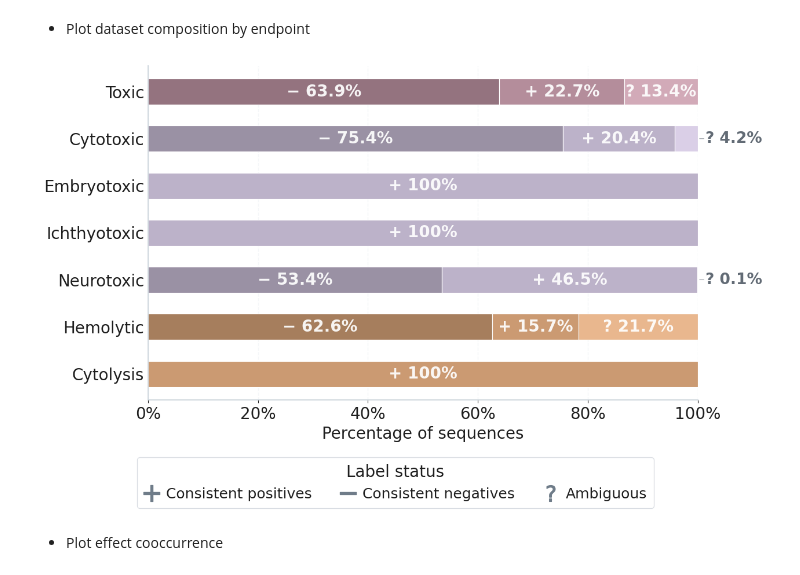
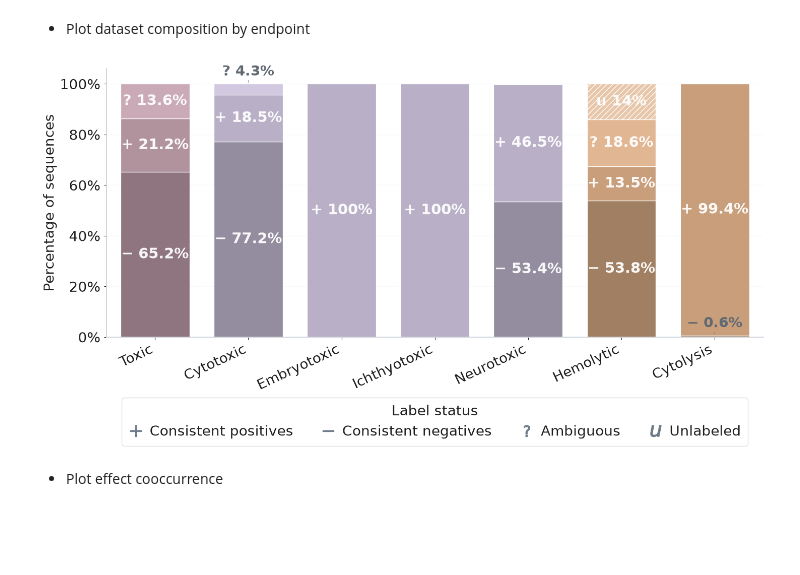
Before and after one commit to kren-ai-lab/maomao, a Jupyter notebook: notebooks_and_scripts/sequence_distribution_analysis/graph_description_data.ipynb, the cells around one changed output. Cells and saved outputs as stored; diff of their text form; code cells hidden in the pictures; blank space fills up the shorter version.

```diff
--- a/notebooks_and_scripts/sequence_distribution_analysis/graph_description_data.ipynb
+++ b/notebooks_and_scripts/sequence_distribution_analysis/graph_description_data.ipynb
@@ -19,36 +18,40 @@ df_ambiguous = pd.read_csv("../../processed_data/processed_data/processed_ambigu
 combination_counts, cooccurrence_matrix, df_top_level = compute_top_level_toxicity_summary(df=df_pivote_class)
 # %% [markdown]
 - Plot dataset composition by endpoint
-# %%
-colors = {
-    "toxic": "#CDA0B0",
-    "cytotoxic": "#D6CAE4",
-    "neurotoxic": "#D6CAE4",
-    "hemolytic": "#E7AF81",
-    "embryotoxic": "#D6CAE4",
-    "ichthyotoxic": "#D6CAE4",
-    "cytolysis": "#E7AF81"
-}
-
-fig, ax, summary_counts, summary_pct = plot_dataset_composition_by_endpoint_horizontal(
-    df_main=df_pivote_class,
-    df_amb=df_ambiguous,
-    title_fontsize=18,
-    tick_fontsize=20,
-    label_fontsize=20,
-    annot_fontsize=20,
-    legend_fontsize=18,
-    legend_title_fontsize=20,
-    legend_loc="upper center",
-    legend_bbox_to_anchor=(0.45, -0.15),
-    legend_marker_size=20,
-    bold_fonts=False,
-    figsize=(13, 8),
-    endpoint_colors=colors
-)
-#fig.savefig("plot_dataset_composition_by_endpoint_horizontal.png", dpi=800)
-# %% [output]
-[figure, removed]
+# %%
+colors = {
+    "toxic": "#C5A3B0",
+    "cytotoxic": "#CEC4DE",
+    "neurotoxic": "#CEC4DE",
+    "embryotoxic": "#CEC4DE",
+    "ichthyotoxic": "#CEC4DE",
+    "hemolytic": "#DEB089",
+    "cytolysis": "#DEB089",
+}
+
+fig, ax, summary_counts, summary_pct = (
+    plot_dataset_composition_by_endpoint_vertical(
+        df_main=df_pivote_class,
+        title_fontsize=18,
+        tick_fontsize=20,
+        label_fontsize=20,
+        annot_fontsize=21,
+        legend_fontsize=20,
+        legend_title_fontsize=20,
+        legend_loc="upper center",
+        legend_bbox_to_anchor=(0.5, -0.2),
+        figsize=(15, 8),
+        endpoint_colors=colors,
+        bar_width=0.85,
+        small_label_threshold=6.0,
+        hide_label_below_pct=0.4,
+        outside_label_offset=2.0,
+        bold_fonts=False,
+    )
+)
+fig.savefig("plot_dataset_composition_by_endpoint_horizontal.png", dpi=800)
+# %% [output]
+[figure, added]
 # %% [markdown]
 - Plot effect cooccurrence
 # %%
```
Also changed, not shown: parts of 4 cells of this notebook, 1 other file.
